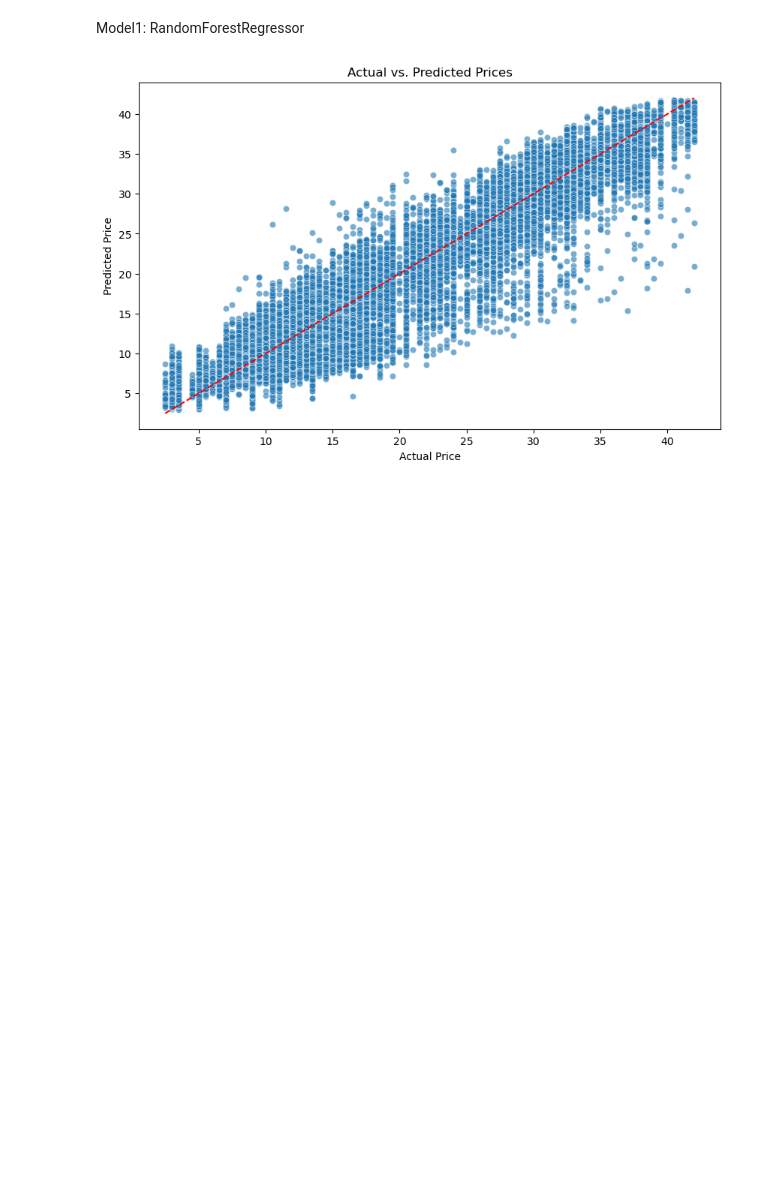
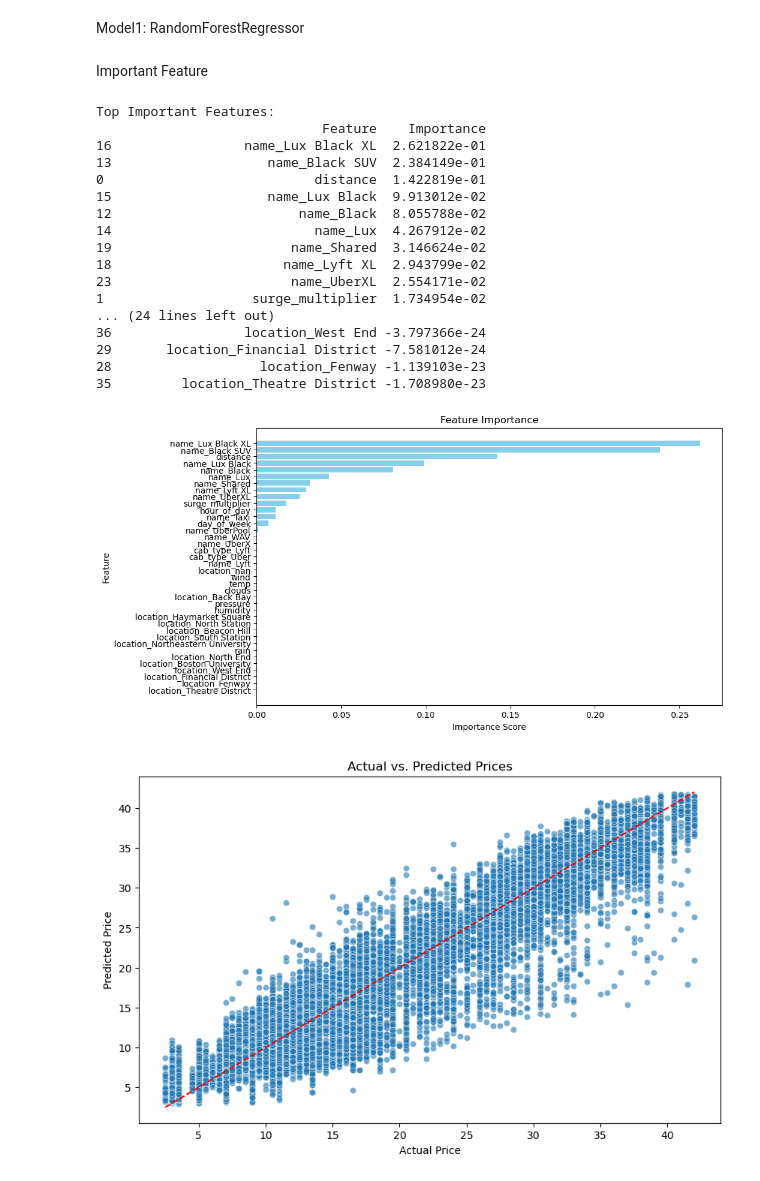
Before and after one commit to maksudatoma/Uber-Lyft-Cab-Prices-Prediction, a Jupyter notebook: ML_Project.ipynb, the cells around one changed output. Drawn from its saved outputs; the diff is of its cells as text; code cells hidden in the pictures; blank space fills up the shorter version.

```diff
--- a/ML_Project.ipynb
+++ b/ML_Project.ipynb
@@ -142,6 +142,61 @@ Model1: RandomForestRegressor
 rf_initial = RandomForestRegressor(random_state=42)
 rf_initial.fit(X_train, y_train)
 y_pred_initial = rf_initial.predict(X_test)
+# %% [markdown]
+Important Feature
+# %%
+# Get feature names from original X before scaling
+feature_names = X.columns
+
+# Get feature importances from the trained model
+importances = rf_initial.feature_importances_
+
+# Ensure they have the same length
+if len(feature_names) != len(importances):
+    print(f"Length mismatch: {len(feature_names)} feature names vs {len(importances)} importances")
+
+# Create a DataFrame to store feature names and their importance scores
+importance_df = pd.DataFrame({
+    'Feature': feature_names[:len(importances)],  # Match the lengths
+    'Importance': importances
+})
+
+# Sort by importance (highest first)
+importance_df = importance_df.sort_values(by='Importance', ascending=False)
+
+# Display the top important features
+print("\nTop Important Features:")
+print(importance_df)
+
+# Plot the feature importances
+import matplotlib.pyplot as plt
+
+plt.figure(figsize=(10, 6))
+plt.title("Feature Importance")
+plt.barh(importance_df['Feature'], importance_df['Importance'], color='skyblue')
+plt.xlabel("Importance Score")
+plt.ylabel("Feature")
+plt.gca().invert_yaxis()  # Invert y-axis to show highest importance at the top
+plt.show()
+# %% [output]
+Top Important Features:
+                             Feature    Importance
+16                 name_Lux Black XL  2.621822e-01
+13                    name_Black SUV  2.384149e-01
+0                           distance  1.422819e-01
+15                    name_Lux Black  9.913012e-02
+12                        name_Black  8.055788e-02
+14                          name_Lux  4.267912e-02
+19                       name_Shared  3.146624e-02
+18                      name_Lyft XL  2.943799e-02
+23                       name_UberXL  2.554171e-02
+1                   surge_multiplier  1.734954e-02
+... (24 lines left out)
+36                 location_West End -3.797366e-24
+29       location_Financial District -7.581012e-24
+28                   location_Fenway -1.139103e-23
+35         location_Theatre District -1.708980e-23
+[figure, added]
 # %%
 # **Step 17: Evaluate Initial Model**
 mae_initial = mean_absolute_error(y_test, y_pred_initial)
```
Also changed, not shown: parts of 1 cell of this notebook.
